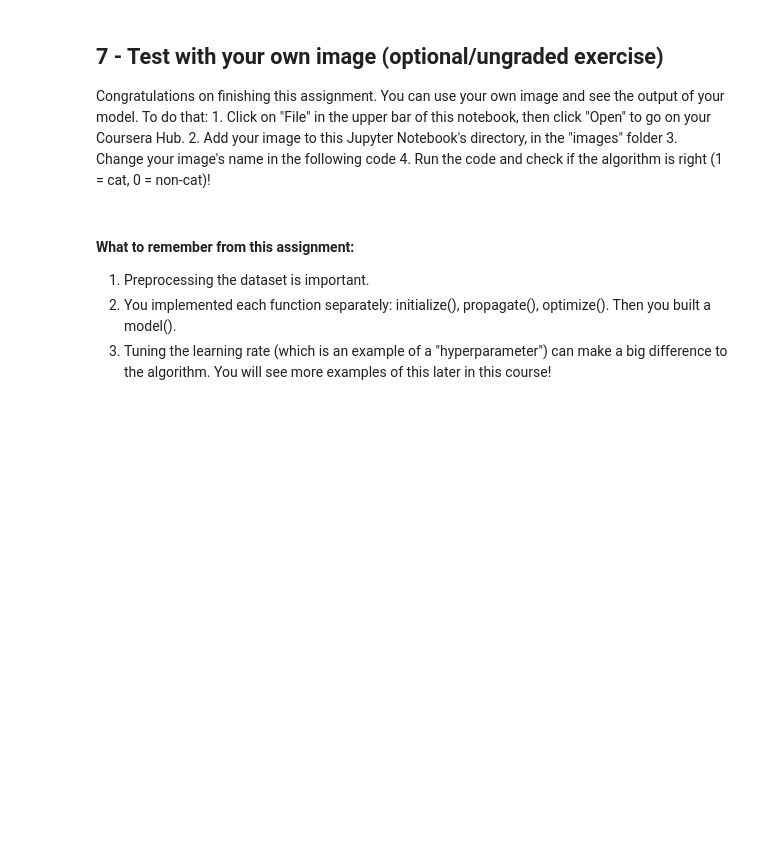
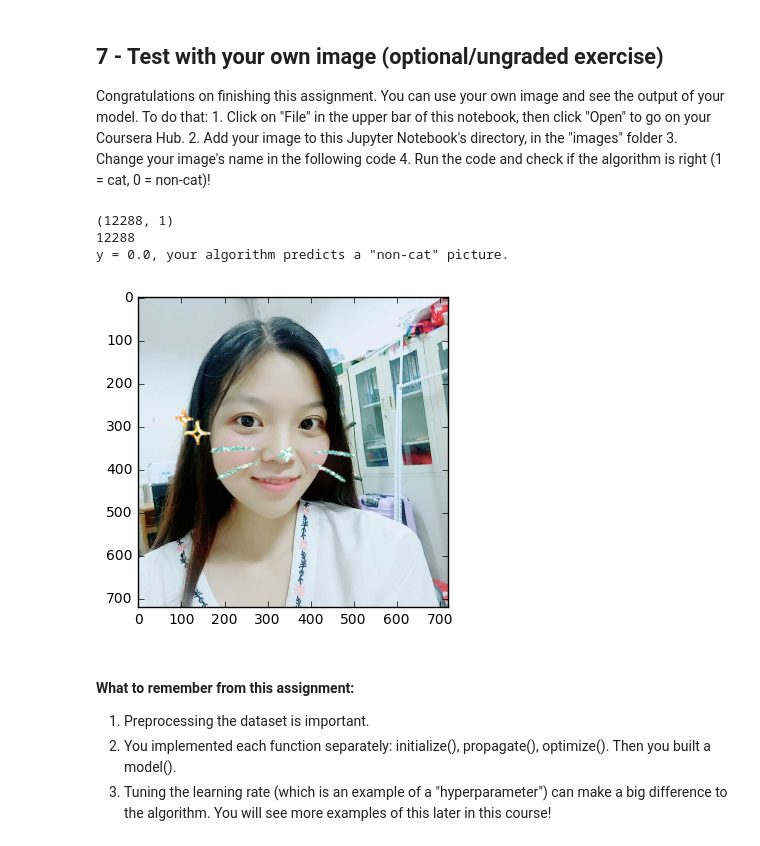
Before and after one commit to pzSuen/deeplearning.ai, a Jupyter notebook: course-2/Week-2/Logistic Regression as a Neural Network/Logistic+Regression+with+a+Neural+Network+mindset+v5.ipynb, the cells around one changed output. Cells and saved outputs as stored; diff of their text form; code cells hidden in the pictures; blank space fills up the shorter version.

```diff
--- a/course-2/Week-2/Logistic Regression as a Neural Network/Logistic+Regression+with+a+Neural+Network+mindset+v5.ipynb
+++ b/course-2/Week-2/Logistic Regression as a Neural Network/Logistic+Regression+with+a+Neural+Network+mindset+v5.ipynb
@@ -788,18 +809,24 @@ Congratulations on finishing this assignment. You can use your own image and see
 # %%
 # from PIL import Image
 # from scipy import ndimage
 ## START CODE HERE ## (PUT YOUR IMAGE NAME)
 my_image = "cat-test-2.jpg"   # change this to the name of your image file
 ## END CODE HERE ##
 
 # We preprocess the image to fit your algorithm.
 fname = "images/" + my_image
 image = np.array(ndimage.imread(fname, flatten=False))
 my_image = scipy.misc.imresize(image, size=(num_px,num_px)).reshape((1, num_px*num_px*3)).T
 my_predicted_image = predict(d["w"], d["b"], my_image)
 
 plt.imshow(image)
-print("y = " + str(np.squeeze(my_predicted_image)) + ", your algorithm predicts a \""+ classes[int(np.squeeze(my_predicted_image)),].decode("utf-8") +  "\" picture.")
+print("y = " + str(np.squeeze(my_predicted_image)) + ", your algorithm predicts a \""
+      + classes[int(np.squeeze(my_predicted_image)),].decode("utf-8") +  "\" picture.")
+# %% [output]
+(12288, 1)
+12288
+y = 0.0, your algorithm predicts a "non-cat" picture.
+[figure, added]
 # %% [markdown]
 ###### <font color='blue'>
 **What to remember from this assignment:**
```
Also changed, not shown: parts of 9 cells of this notebook, 1 other file.
